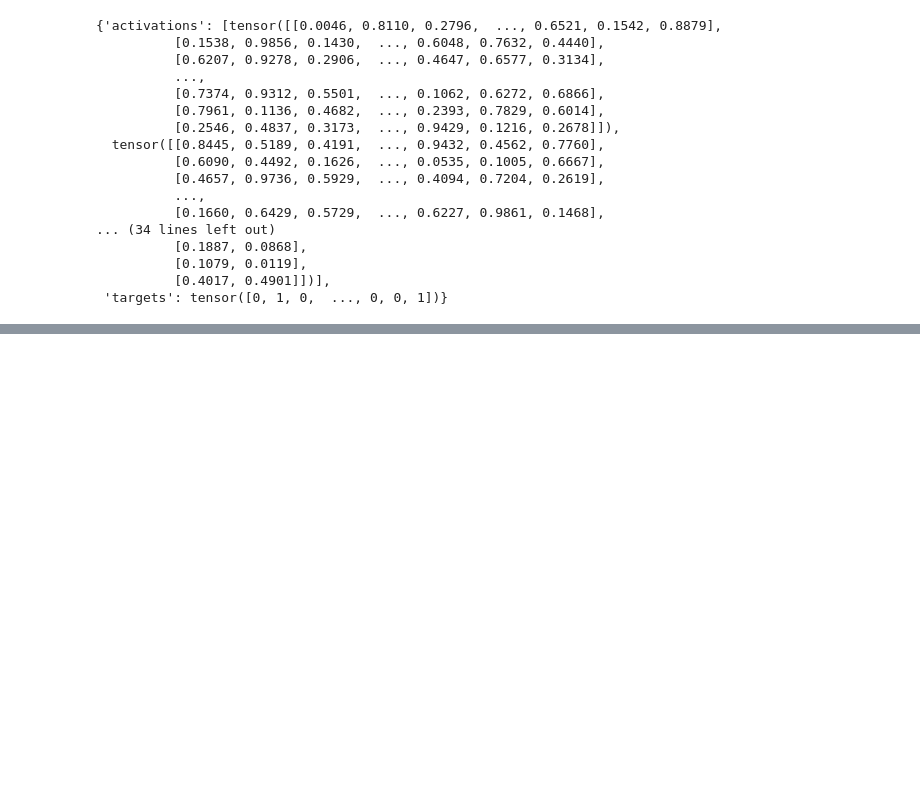
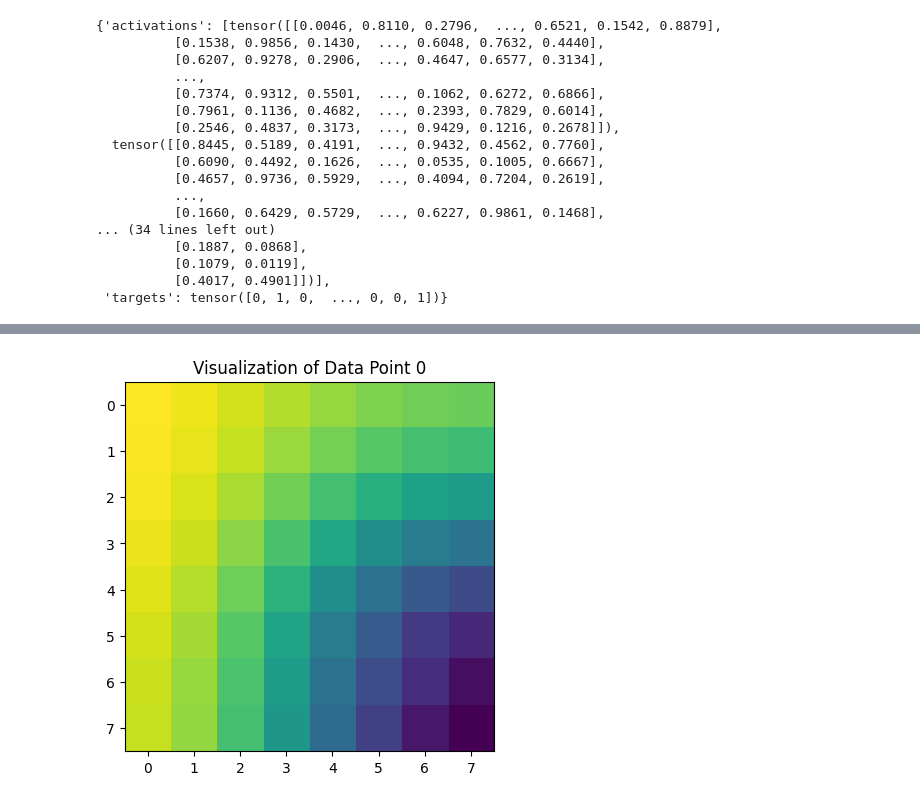
Before and after one commit to saribx/Explainable-AI-neural-network-visualisation-tool, a Jupyter notebook: sample_XAI_1_model.ipynb, the cells around one changed output, grey strips where cells are left out. Drawn from its saved outputs; the diff is of its cells as text; code cells hidden in the pictures; blank space fills up the shorter version.

```diff
--- a/sample_XAI_1_model.ipynb
+++ b/sample_XAI_1_model.ipynb
@@ -229,0 +446,9 @@ torch.save(random_acts_dict,"random_acts_linear_correlated_model_with_targets.pt
+# %%
+model_multiplicative_correlated_data_dict = torch.load("/content/multiplicative_1d1p_0.1_correlated.pt")
+model_multiplicative_uncorrelated_data_dict = torch.load("/content/multiplicative_1d1p_0.7_uncorrelated.pt")
+model_xor_correlated_data_dict = torch.load("/content/xor_1d1p_0.15_correlated.pt")
+model_xor_uncorrelated_data_dict = torch.load("/content/xor_1d1p_0.35_uncorrelated.pt")
+# %%
+visualize_data_point(model_multiplicative_correlated_data_dict, data_point_index=0)
+# %% [output]
+[figure, added]
```
Also changed, not shown: parts of 16 cells of this notebook.
